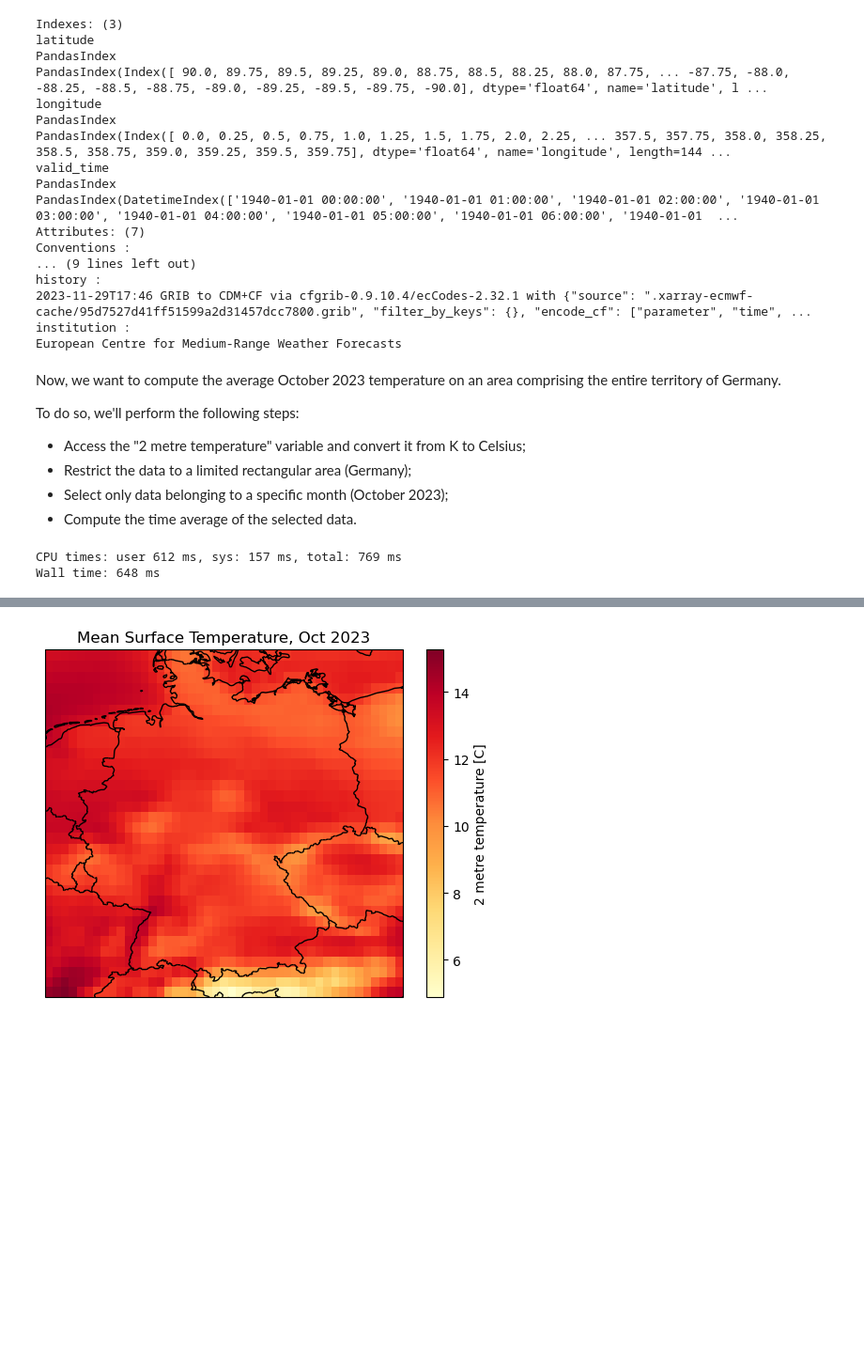
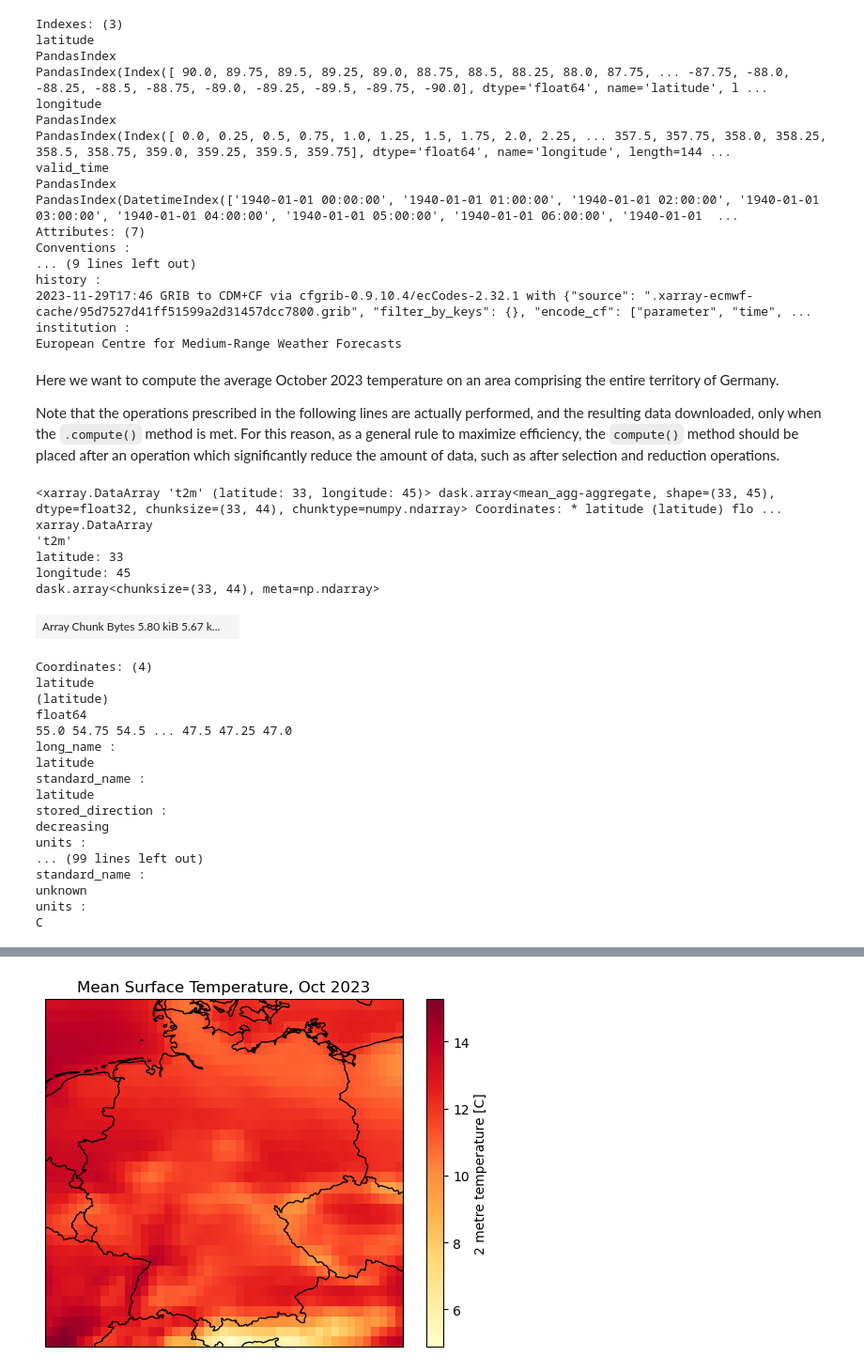
Before and after one commit to bopen/earthdatahub-notebooks, a Jupyter notebook: use-cases/reanalysis-era5-single-levels.ipynb, the cells around one changed output, grey strips where cells are left out. Shown at 94% size. Cells and saved outputs as stored; diff of their text form; code cells hidden in the pictures; blank space fills up the shorter version.

```diff
--- a/use-cases/reanalysis-era5-single-levels.ipynb
+++ b/use-cases/reanalysis-era5-single-levels.ipynb
@@ -9,8 +9,7 @@ Let's set some general configuration variables
 # %%
-dataset = "s3://ecmwf-era5-single-levels/reanalysis-era5-single-levels.zarr"
-
-reference_period = slice("1981", "2010")
-month = "2023-10"
-area = {"latitude": slice(55, 47), "longitude": slice(5, 16)}
-location = {"latitude": 52.5, "longitude": 13.4}
+AREA = {"latitude": slice(55, 47), "longitude": slice(5, 16)}
+DATASET = "s3://ecmwf-era5-single-levels/reanalysis-era5-single-levels.zarr"
+LOCATION = {"latitude": 52.5, "longitude": 13.4}
+REFERENCE_PERIOD = slice("1981", "2010")
+MONTH = "2023-10"
 # %% [markdown]
@@ -127,21 +130,38 @@ history :
 institution :
 European Centre for Medium-Range Weather Forecasts
 # %% [markdown]
-Now, we want to compute the average October 2023 temperature on an area comprising the entire territory of Germany.
+Here we want to compute the average October 2023 temperature on an area comprising the entire territory of Germany.
 
-To do so, we'll perform the following steps:
-- Access the "2 metre temperature" variable and convert it from K to Celsius;
-- Restrict the data to a limited rectangular area (Germany);
-- Select only data belonging to a specific month (October 2023);
-- Compute the time average of the selected data.
+Note that the operations prescribed in the following lines are actually performed, and the resulting data downloaded, only when the `.compute()` method is met. For this reason, as a general rule to maximize efficiency, the `compute()` method should be placed after an operation which significantly reduce the amount of data, such as after selection and reduction operations.
 # %%
-%%time
-
-temperature = ds.t2m - 273.15
-temperature.attrs["units"] = "C"
-temperature_area = temperature.sel(**area)
-temperature_area_month = temperature_area.sel(valid_time="2023-10")
-temperature_area_month_mean = temperature_area_month.mean(dim="valid_time").compute()
+t2m = ds.t2m - 273.15
+t2m.attrs["units"] = "C"
+t2m_area = t2m.sel(**AREA)
+t2m_area_month = t2m_area.sel(valid_time="2023-10")
+t2m_area_month_mean = t2m_area_month.mean(dim="valid_time")
+t2m_area_month_mean
 # %% [output]
-CPU times: user 612 ms, sys: 157 ms, total: 769 ms
-Wall time: 648 ms
+<xarray.DataArray 't2m' (latitude: 33, longitude: 45)> dask.array<mean_agg-aggregate, shape=(33, 45), dtype=float32, chunksize=(33, 44), chunktype=numpy.ndarray> Coordinates: * latitude (latitude) flo ...
+xarray.DataArray
+'t2m'
+latitude: 33
+longitude: 45
+dask.array<chunksize=(33, 44), meta=np.ndarray>
+| Array Chunk Bytes 5.80 kiB 5.67 k... |  |
+Coordinates: (4)
+latitude
+(latitude)
+float64
+55.0 54.75 54.5 ... 47.5 47.25 47.0
+long_name :
+latitude
+standard_name :
+latitude
+stored_direction :
+decreasing
+units :
+... (99 lines left out)
+standard_name :
+unknown
+units :
+C
```
Also changed, not shown: parts of 19 cells of this notebook, 3 other files.
